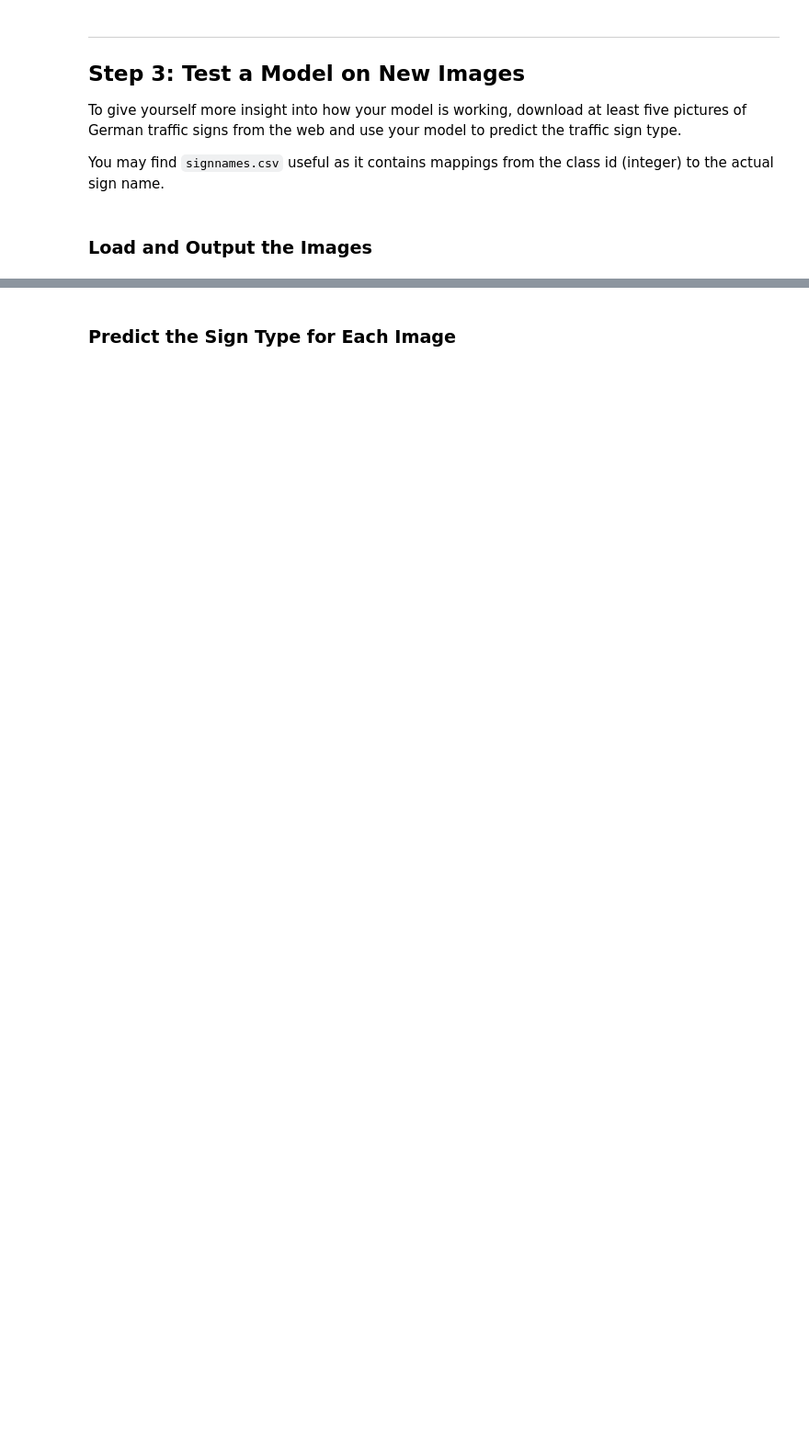
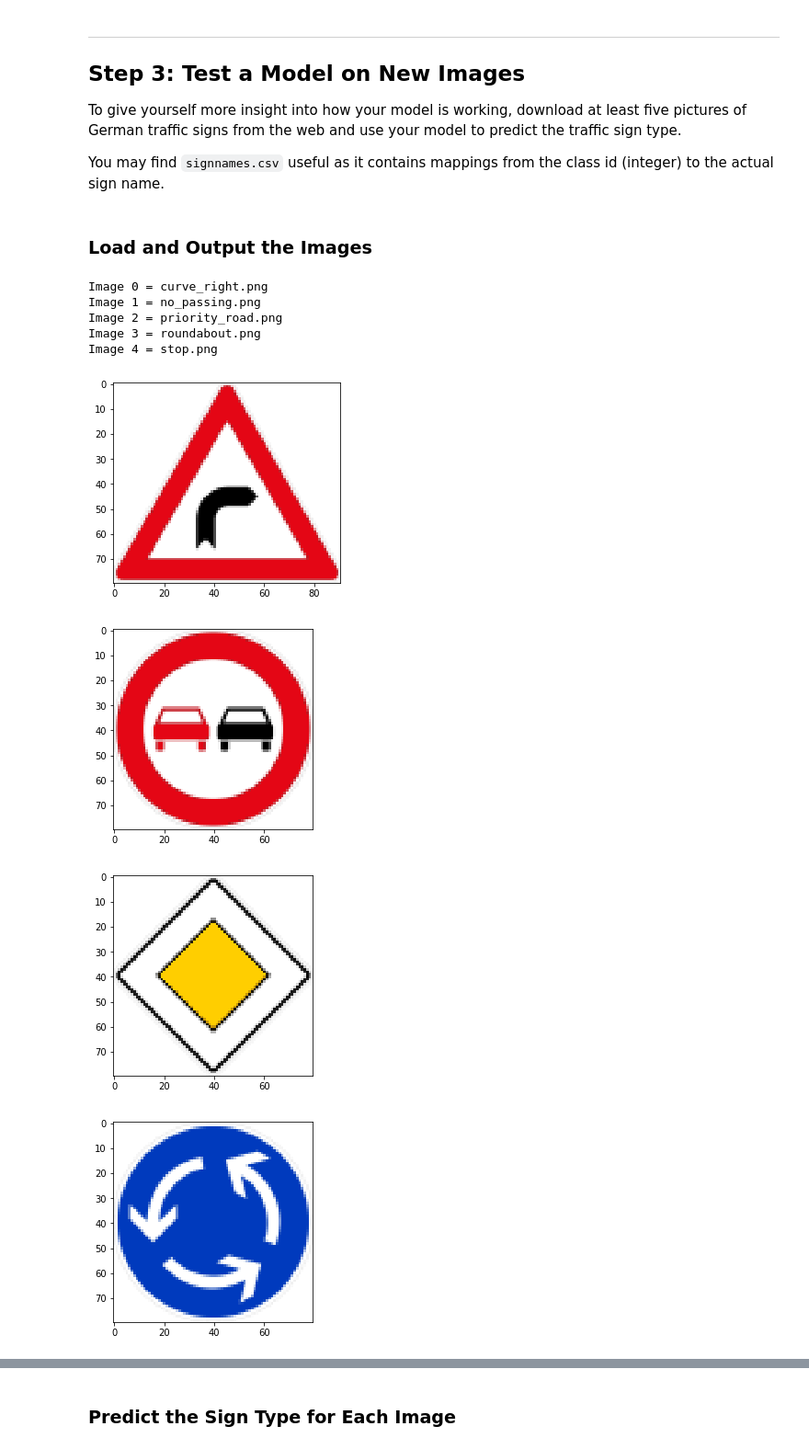
Before and after one commit to jandal487/CarND-Traffic-Sign-Classifier-Project, a Jupyter notebook: Traffic_Sign_Classifier.ipynb, the cells around one changed output, grey strips where cells are left out. Shown: that part at 92% size. Saved outputs shown, nothing was run; the diff lists cells and outputs as text; code cells hidden in the pictures; blank space fills up the shorter version.

```diff
--- a/Traffic_Sign_Classifier.ipynb
+++ b/Traffic_Sign_Classifier.ipynb
@@ -221,13 +228,14 @@ sets imply underfitting. A high accuracy on the training set but low accuracy on
 # %%
 x = tf.placeholder(tf.float32, (None, 32, 32, 3))
 y = tf.placeholder(tf.int32, (None))
+keep_prob = tf.placeholder(tf.float32)
 one_hot_y = tf.one_hot(y, 43)
 # %% [markdown]
 #### Defining training pipeline
 # %%
 learn_rate = 0.001
 
-logits = LeNet(x)
+logits = LeNet(x, keep_prob)
 cross_entropy = tf.nn.softmax_cross_entropy_with_logits(labels=one_hot_y, logits=logits)
 loss_operation = tf.reduce_mean(cross_entropy)
 optimizer = tf.train.AdamOptimizer(learning_rate = learn_rate)
@@ -245,7 +253,7 @@ def evaluate(X_data, y_data):
     sess = tf.get_default_session()
     for offset in range(0, num_examples, BATCH_SIZE):
         batch_x, batch_y = X_data[offset:offset+BATCH_SIZE], y_data[offset:offset+BATCH_SIZE]
-        accuracy = sess.run(accuracy_operation, feed_dict={x: batch_x, y: batch_y})
+        accuracy = sess.run(accuracy_operation, feed_dict={x: batch_x, y: batch_y, keep_prob:1.0})
         total_accuracy += (accuracy * len(batch_x))
     return total_accuracy / num_examples
 # %% [markdown]
@@ -253,6 +261,8 @@ def evaluate(X_data, y_data):
 # %%
 EPOCHS = 10
 BATCH_SIZE = 128
+DROPOUT = 0.75
+MODEL = './lenet'
 
 with tf.Session() as sess:
     sess.run(tf.global_variables_initializer())
@@ -265,12 +275,14 @@ with tf.Session() as sess:
         for offset in range(0, num_examples, BATCH_SIZE):
             end = offset + BATCH_SIZE
             batch_x, batch_y = X_train[offset:end], y_train[offset:end]
-            sess.run(training_operation, feed_dict={x: batch_x, y: batch_y})
+            sess.run(training_operation, feed_dict={x: batch_x, y: batch_y, keep_prob:DROPOUT})
 
-        validation_accuracy = evaluate(X_validation, y_validation)
+        training_accuracy = evaluate(X_train, y_train)
+        validation_accuracy = evaluate(X_valid, y_valid)
         print("EPOCH {} ...".format(i+1))
+        print("Training Accuracy = {:.3f}".format(training_accuracy))
         print("Validation Accuracy = {:.3f}".format(validation_accuracy))
         print()
 
-    saver.save(sess, './lenet')
-    print("Model saved")
+    saver.save(sess, MODEL)
+    print("MODEL saved")
@@ -295,0 +327,39 @@ You may find `signnames.csv` useful as it contains mappings from the class id (i
+# %%
+### Load the images and plot them here.
+### Feel free to use as many code cells as needed.
+
+import cv2
+import glob
+import matplotlib.pyplot as plt
+import matplotlib.image as mpimg
+import numpy as np
+import scipy.misc as scms
+
+# I downloaded random images from here: http://www.gettingaroundgermany.info/zeichen.shtml
+direct = './test_images/'
+img_names = ['curve_right.png',\
+             'no_passing.png',\
+             'priority_road.png',\
+             'roundabout.png',\
+             'stop.png']
+
+X_test_images = np.zeros((5,32,32,3),dtype=np.uint8)
+
+for name,i in zip(img_names,range(0,5)):
+    image = mpimg.imread(direct+name)
+    print("Image {} = {}".format(i,name))
+    plt.figure()
+    plt.imshow(image)
+    # Resize to 32x32 and store in the array of test data
+    resized_image = scms.imresize(image,(32,32,3))
+    X_test_images[i] = resized_image
+# %% [output]
+Image 0 = curve_right.png
+Image 1 = no_passing.png
+Image 2 = priority_road.png
+Image 3 = roundabout.png
+Image 4 = stop.png
+[figure, added]
+[figure, added]
+[figure, added]
+[figure, added]
```
Also changed, not shown: parts of 13 cells of this notebook, 5 other files.
